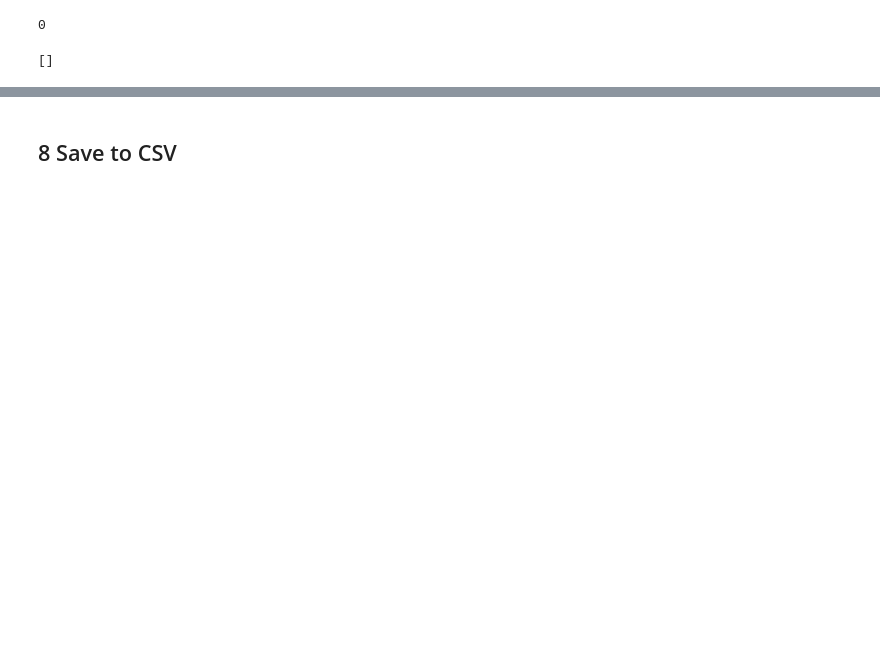
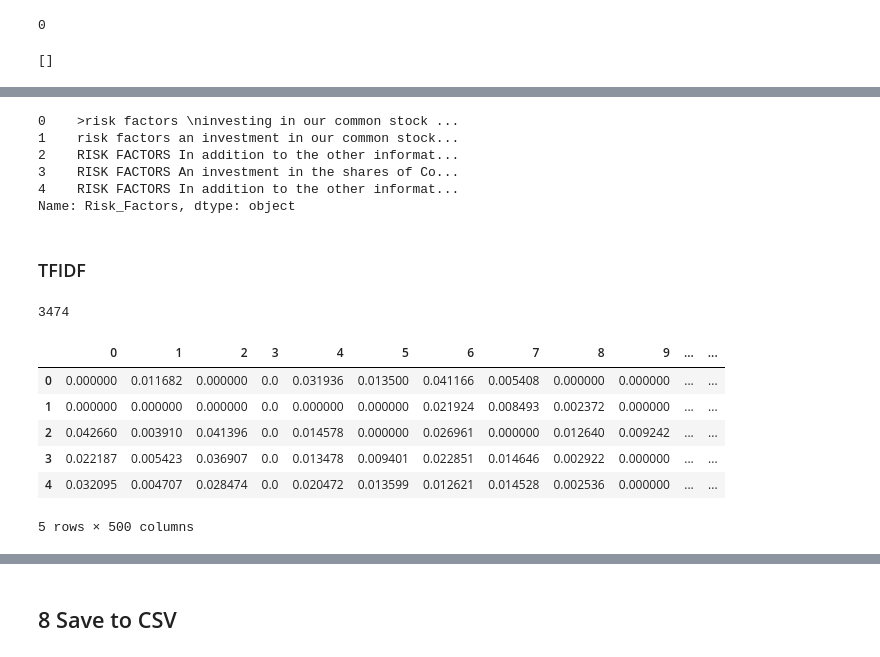
Before and after one commit to mariembelhajali/-Ipo-prediction-, a Jupyter notebook: project_preprocessing.ipynb, the cells around one changed output, grey strips where cells are left out. Cells and saved outputs as stored; diff of their text form; code cells hidden in the pictures; blank space fills up the shorter version.

```diff
--- a/project_preprocessing.ipynb
+++ b/project_preprocessing.ipynb
@@ -598,0 +595,23 @@ ipo_processing.columns[ipo_processing.isna().any()].tolist()
+# %%
+risks = ipo['Risk_Factors']
+# %%
+risks.head()
+# %% [output]
+0    >risk factors \ninvesting in our common stock ...
+1    risk factors an investment in our common stock...
+2    RISK FACTORS In addition to the other informat...
+3    RISK FACTORS An investment in the shares of Co...
+4    RISK FACTORS In addition to the other informat...
+Name: Risk_Factors, dtype: object
+# %% [markdown]
+### TFIDF
+# %%
+# TFIDF --------------------------------------------------------------------------------------------
+from sklearn.feature_extraction.text import CountVectorizer,TfidfVectorizer
+
+vectorizer = TfidfVectorizer(max_features = 500)
+risks_tfidf = vectorizer.fit_transform(risks)
+risks_tfidf = risks_tfidf.toarray()
+
+#Convert to a dataframe
+risks_tfidf = pd.DataFrame(risks_tfidf)
@@ -598,0 +621,12 @@ ipo_processing.columns[ipo_processing.isna().any()].tolist()
+# %%
+print(len(risks_tfidf))
+risks_tfidf.head()
+# %% [output]
+3474
+|  | 0 | 1 | 2 | 3 | 4 | 5 | 6 | 7 | 8 | 9 | ... | ... |
+| 0 | 0.000000 | 0.011682 | 0.000000 | 0.0 | 0.031936 | 0.013500 | 0.041166 | 0.005408 | 0.000000 | 0.000000 | ... | ... |
+| 1 | 0.000000 | 0.000000 | 0.000000 | 0.0 | 0.000000 | 0.000000 | 0.021924 | 0.008493 | 0.002372 | 0.000000 | ... | ... |
+| 2 | 0.042660 | 0.003910 | 0.041396 | 0.0 | 0.014578 | 0.000000 | 0.026961 | 0.000000 | 0.012640 | 0.009242 | ... | ... |
+| 3 | 0.022187 | 0.005423 | 0.036907 | 0.0 | 0.013478 | 0.009401 | 0.022851 | 0.014646 | 0.002922 | 0.000000 | ... | ... |
+| 4 | 0.032095 | 0.004707 | 0.028474 | 0.0 | 0.020472 | 0.013599 | 0.012621 | 0.014528 | 0.002536 | 0.000000 | ... | ... |
+5 rows × 500 columns
```
Also changed, not shown: parts of 48 cells of this notebook, 5 other files.
